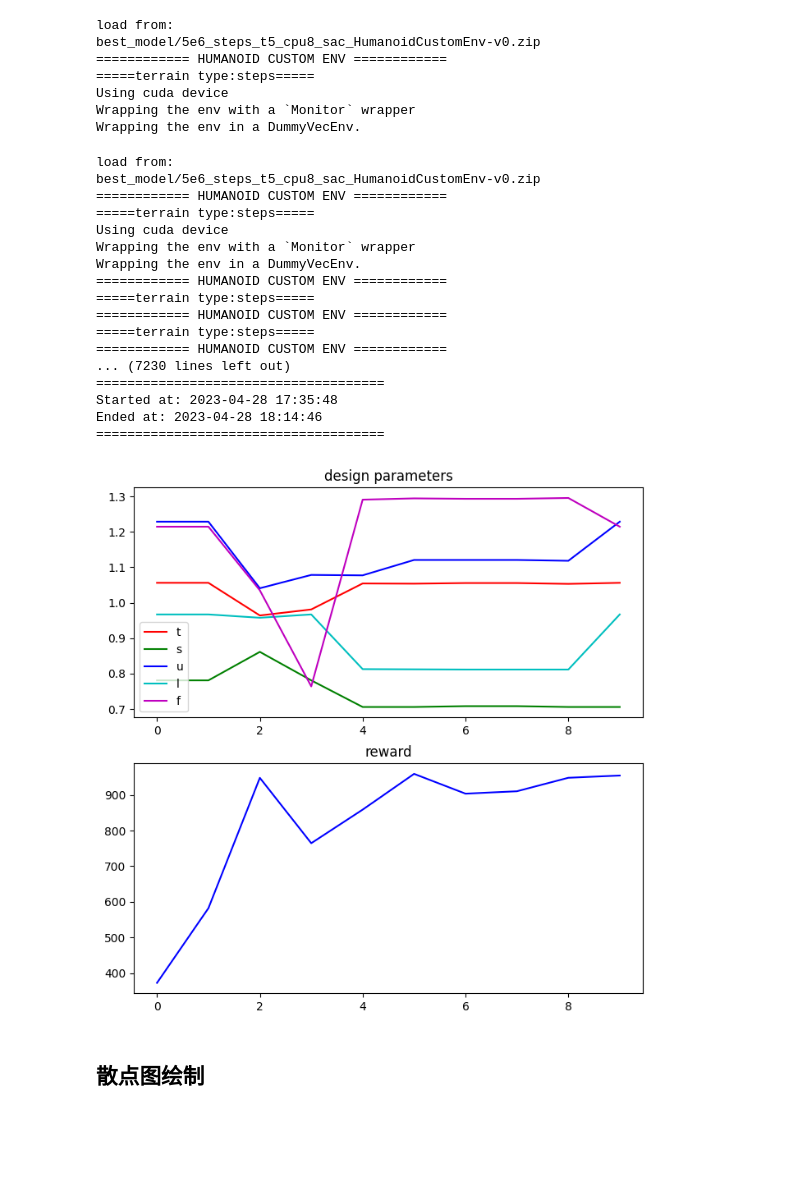
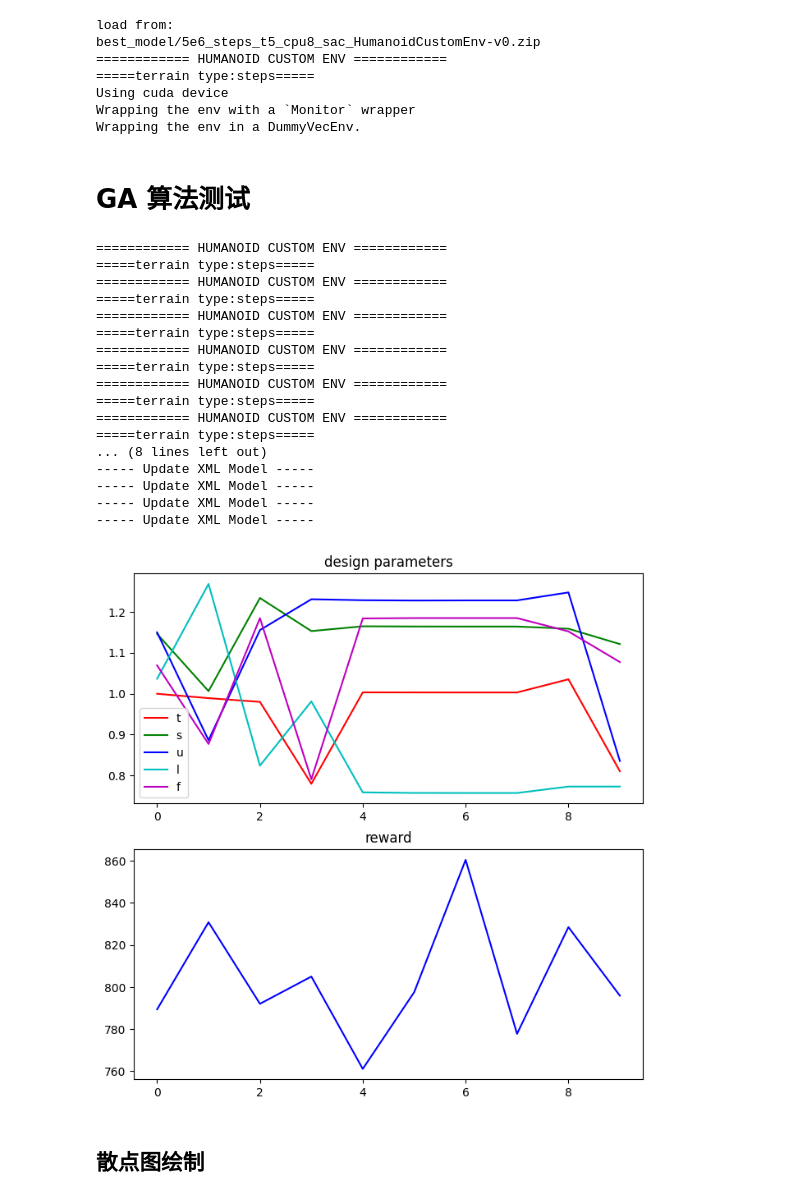
Before and after one commit to EASYMMMM/gym_RE, a Jupyter notebook: GA_TEST.ipynb, the cells around one changed output. Drawn from its saved outputs; the diff is of its cells as text; code cells hidden in the pictures; blank space fills up the shorter version.

```diff
--- a/GA_TEST.ipynb
+++ b/GA_TEST.ipynb
@@ -224,32 +214,57 @@ best_model/5e6_steps_t5_cpu8_sac_HumanoidCustomEnv-v0.zip
 Using cuda device
 Wrapping the env with a `Monitor` wrapper
 Wrapping the env in a DummyVecEnv.
+# %% [markdown]
+# GA 算法测试
 # %%
 from GA import GA_Design_Optim
 
-GA_optimizer = GA_Design_Optim(decode_size = 10,)
+GA_optimizer = GA_Design_Optim(model,decode_size = 20,POP_size=50,n_generations=10)
 
 GA_optimizer.evolve()
-GA_optimizer.save_fig(fig_name= 'GA_test1')
+#GA_optimizer.save_fig(fig_name= 'GA_test1')
 
 pop_data = GA_optimizer.pop_data
 fitness_data = GA_optimizer.fitness_data
 # %% [output]
-load from:
-best_model/5e6_steps_t5_cpu8_sac_HumanoidCustomEnv-v0.zip
-============ HUMANOID CUSTOM ENV ============
-=====terrain type:steps=====
-Using cuda device
-Wrapping the env with a `Monitor` wrapper
-Wrapping the env in a DummyVecEnv.
 ============ HUMANOID CUSTOM ENV ============
 =====terrain type:steps=====
 ============ HUMANOID CUSTOM ENV ============
 =====terrain type:steps=====
 ============ HUMANOID CUSTOM ENV ============
-... (7230 lines left out)
-=====================================
-Started at: 2023-04-28 17:35:48
-Ended at: 2023-04-28 18:14:46
-=====================================
+=====terrain type:steps=====
+============ HUMANOID CUSTOM ENV ============
+=====terrain type:steps=====
+============ HUMANOID CUSTOM ENV ============
+=====terrain type:steps=====
+============ HUMANOID CUSTOM ENV ============
+=====terrain type:steps=====
+... (8 lines left out)
+----- Update XML Model -----
+----- Update XML Model -----
+----- Update XML Model -----
+----- Update XML Model -----
-[figure, removed]
+# %%
+tt,ss,uu,ll,ff = GA_optimizer.translateDNA(np.array(GA_optimizer.best_individual))
+t = tt[0::2]
+s = ss[0::2]
+u = uu[0::2]
+l = ll[0::2]
+f = ff[0::2]
+plt.figure(1,figsize=(8, 8))
+plt.subplot(2,1,1)
+plt.plot(t,color='r')
+plt.plot(s,color='g')
+plt.plot(u,color='b')
+plt.plot(l,color='c')
+plt.plot(f,color='m')
+plt.legend(['t','s','u','l','f'])
+plt.title('design parameters')
+plt.subplot(2,1,2)
+plt.plot(GA_optimizer.best_reward,color='b')
+plt.title('reward')
+fig_name = 'GA_optim_result'
+#plt.savefig('screenshot/'+fig_name+'.png', bbox_inches='tight')
+plt.show()
+# %% [output]
+[figure, added]
```
Also changed, not shown: parts of 2 cells of this notebook, 11 other files.
